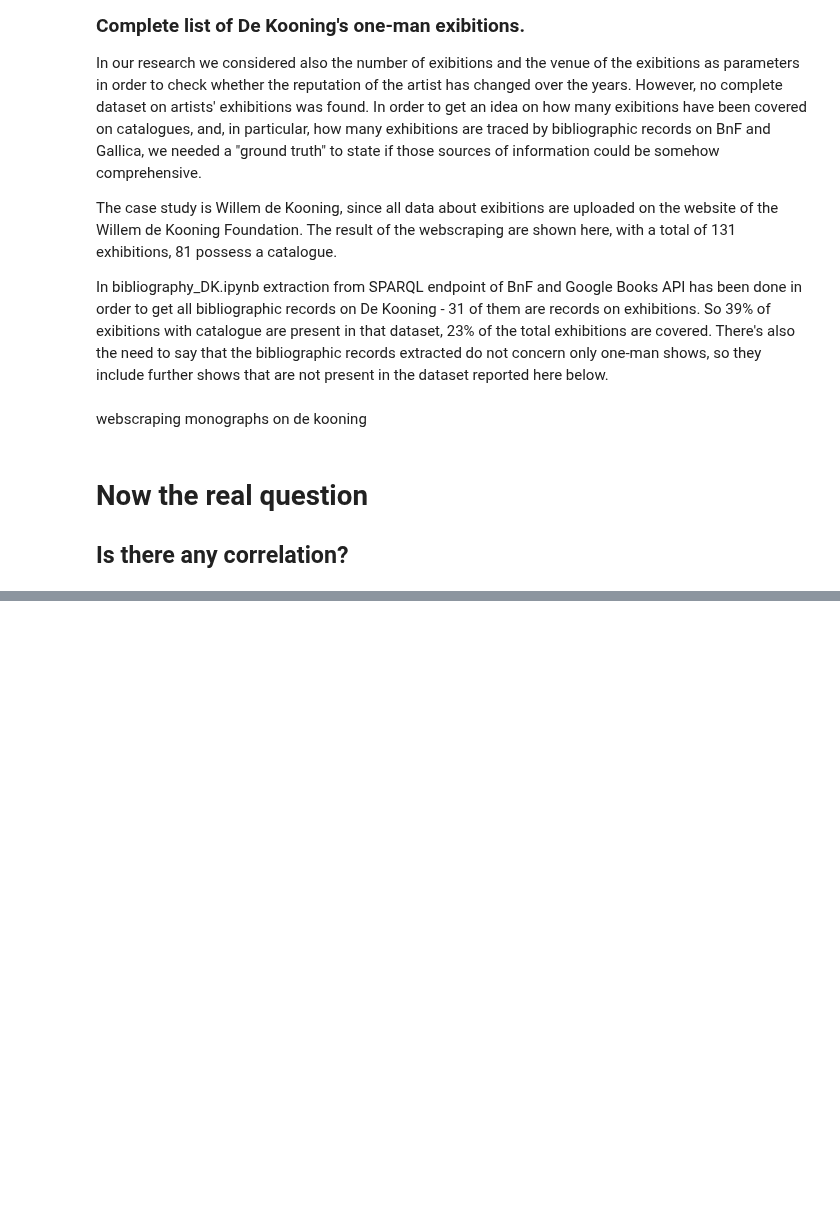
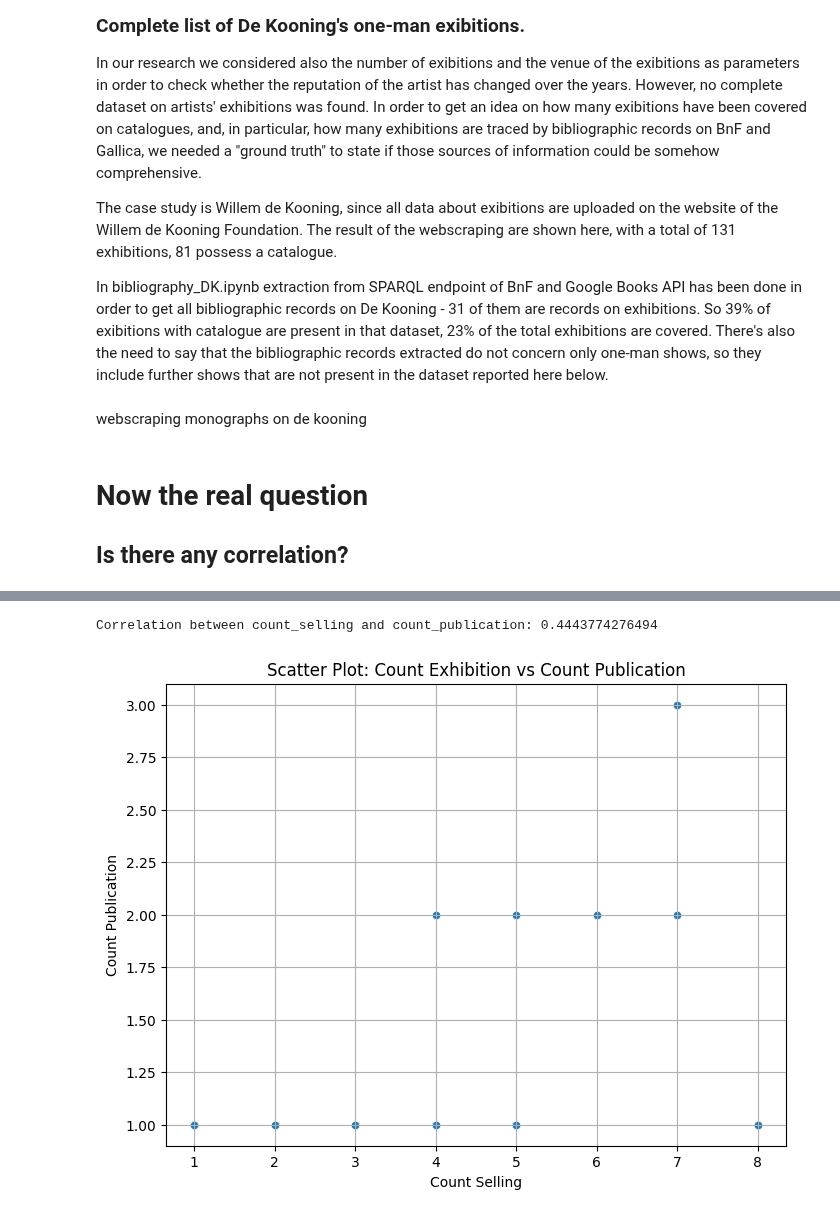
Before and after one commit to giorgiacrosilla/reputationera, a Jupyter notebook: tobesent/reputation_era.ipynb, the cells around one changed output, grey strips where cells are left out. Saved outputs shown, nothing was run; the diff lists cells and outputs as text; code cells hidden in the pictures; blank space fills up the shorter version.

```diff
--- a/tobesent/reputation_era.ipynb
+++ b/tobesent/reputation_era.ipynb
@@ -1568,0 +1737,18 @@ exhibitions_dataframe_dk
+# %%
+import pandas as pd
+
+# Assuming 'exhibitions_dataframe_dk' is your DataFrame
+# Extracting the count from the 'date' column
+year_counts_df_dk = exhibitions_dataframe_dk['date'].value_counts().reset_index()
+
+# Renaming the columns to 'year' and 'count'
+year_counts_df_dk.columns = ['year', 'count']
+
+# Sorting the DataFrame by 'year' and resetting indexes
+year_counts_df_dk = year_counts_df_dk.sort_values(by='year').reset_index(drop=True)
+
+# Saving the DataFrame to a table
+year_counts_df_dk.to_csv('year_count_table.csv', index=False)
+
+# Displaying the DataFrame
+year_counts_df_dk
@@ -2135,0 +2491,11 @@ plt.show()
+# %%
+#year_counts_df_dk
+# Convert 'soldtime' columns to string data type
+year_counts_df_dk['year'] = year_counts_df_dk['year'].astype(str)
+publications_counts['soldtime'] = publications_counts['soldtime'].astype(str)
+
+# Merge the two DataFrames on 'soldtime' column
+exhibition_publication_df = year_counts_df_dk.merge( publications_counts, left_on='year', right_on='soldtime', how='inner', suffixes=('-exhibiton', '-publication'))
+
+# Output the merged DataFrame with selected columns
+exhibition_publication_df[['year', 'count-exhibiton', 'count-publication']]
@@ -2135,0 +2520,23 @@ plt.show()
+# %%
+# calculate correlation
+# Calculate correlation
+correlation_exhibition_publication = exhibition_publication_df['count-exhibiton'].corr(exhibition_publication_df['count-publication'])
+
+# Display the correlation
+print("Correlation between count_selling and count_publication:", correlation_exhibition_publication)
+# %% [output]
+Correlation between count_selling and count_publication: 0.4443774276494
+# %%
+import seaborn as sns
+import matplotlib.pyplot as plt
+
+# Create scatter plot
+plt.figure(figsize=(8, 6))
+sns.scatterplot(data=exhibition_publication_df, y='count-exhibiton', x='count-publication')
+plt.title('Scatter Plot: Count Exhibition vs Count Publication')
+plt.xlabel('Count Selling')
+plt.ylabel('Count Publication')
+plt.grid(True)
+plt.show()
+# %% [output]
+[figure, added]
```
Also changed, not shown: parts of 37 cells of this notebook, 5 other files.
